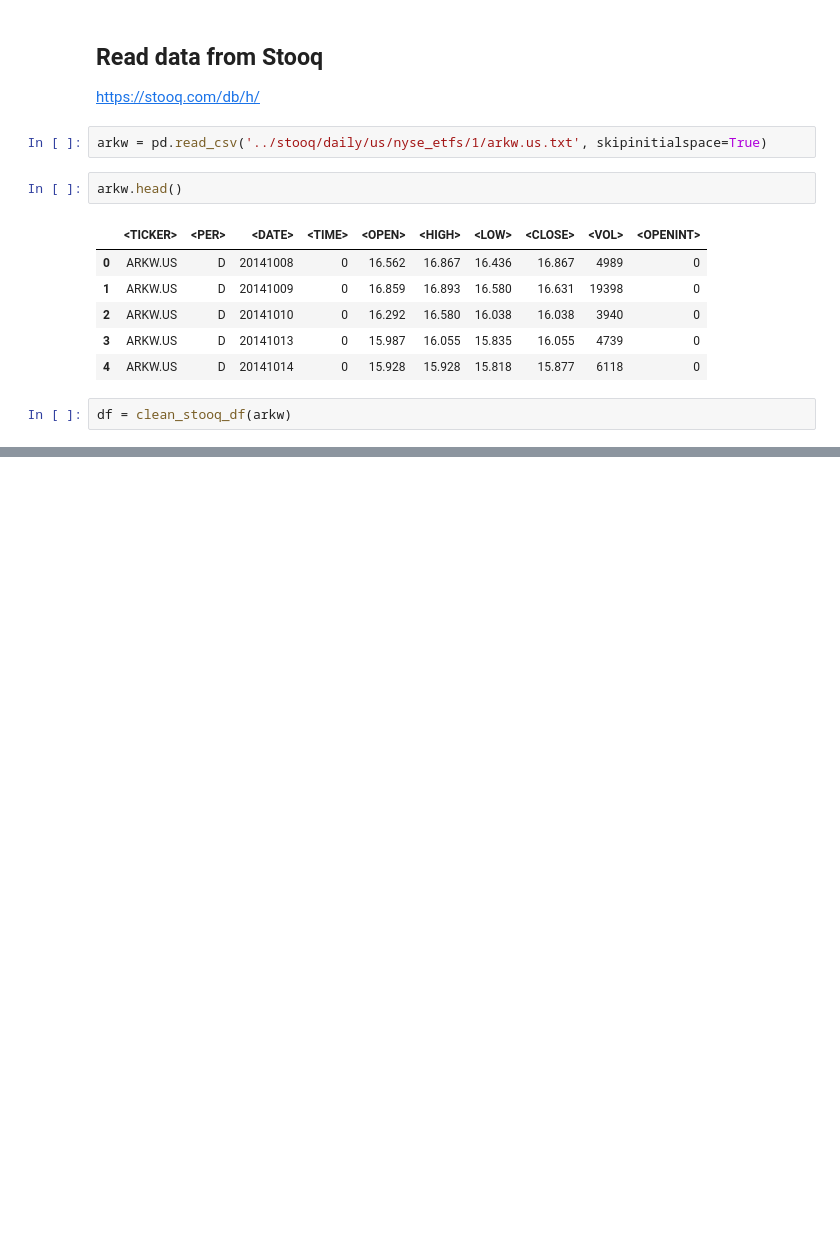
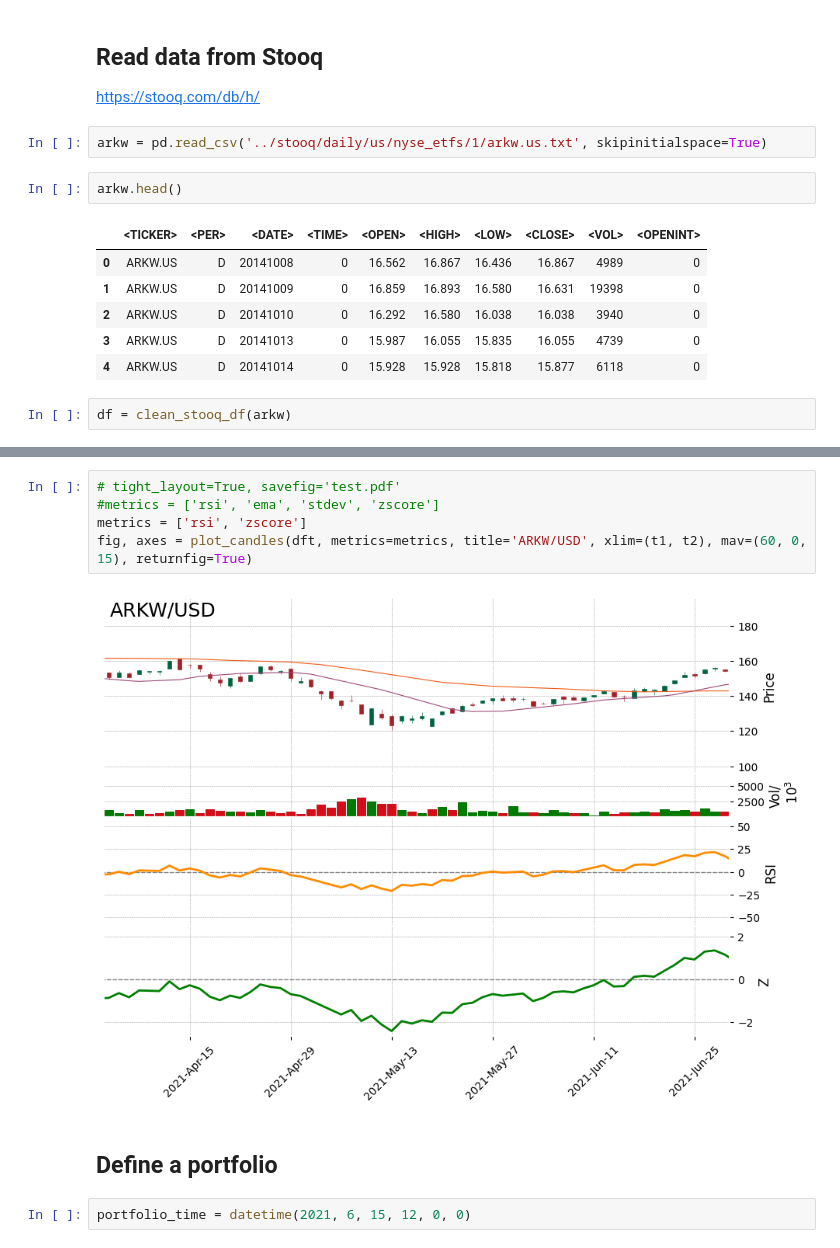
Before and after one commit to rreece/statistics-notebooks, a Jupyter notebook: notebooks/investment-plots.ipynb, the cells around one changed output, grey strips where cells are left out. Saved outputs shown, nothing was run; the diff lists cells and outputs as text; blank space fills up the shorter version.

```diff
--- a/notebooks/investment-plots.ipynb
+++ b/notebooks/investment-plots.ipynb
@@ -145,0 +260,11 @@ plot_candles(dft, metrics=metrics, mav=(10, 20))
+# %%
+# tight_layout=True, savefig='test.pdf'
+#metrics = ['rsi', 'ema', 'stdev', 'zscore']
+metrics = ['rsi', 'zscore']
+fig, axes = plot_candles(dft, metrics=metrics, title='ARKW/USD', xlim=(t1, t2), mav=(60, 0, 15), returnfig=True)
+# %% [output]
+[figure, added]
+# %% [markdown]
+## Define a portfolio
+# %%
+portfolio_time = datetime(2021, 6, 15, 12, 0, 0)
```
Also changed, not shown: parts of 28 cells of this notebook, 2 other files.
